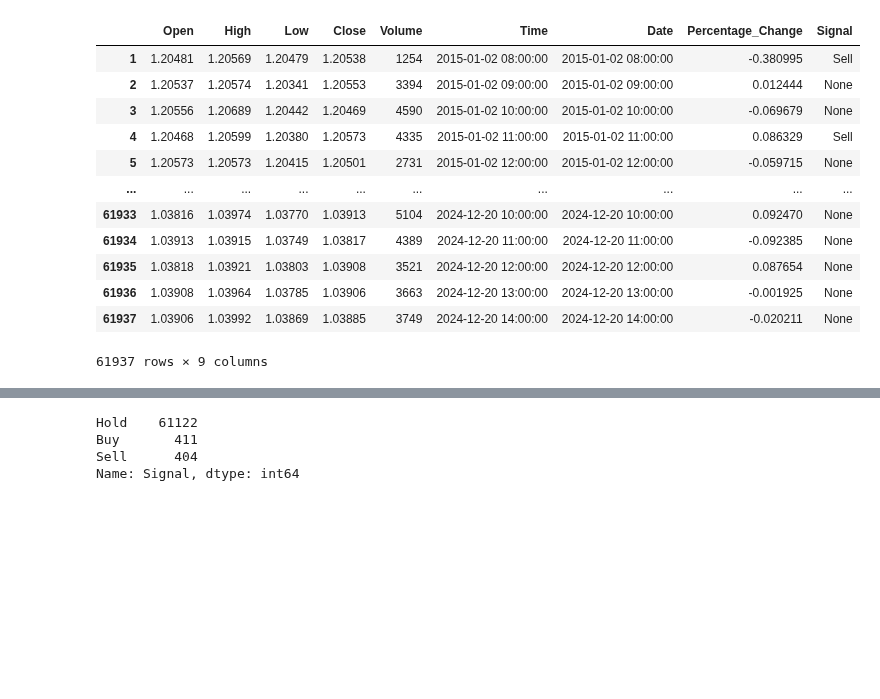
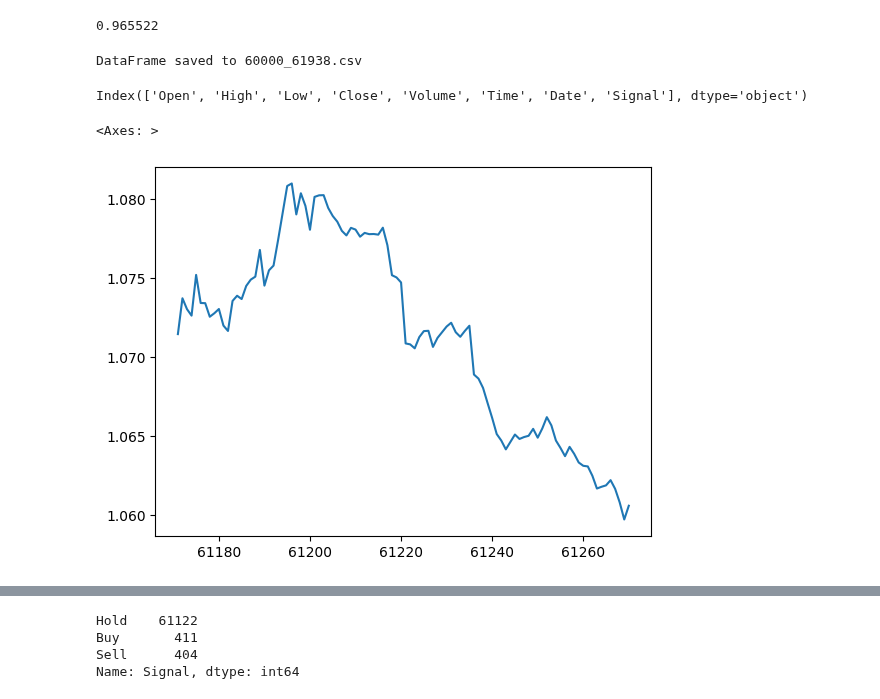
Before and after one commit to Iftekhar-mobin/Make_Money_with_Tensorflow_2.0, a Jupyter notebook: forexPredictor/portfolio from signal.ipynb, the cells around one changed output, grey strips where cells are left out. Drawn from its saved outputs; the diff is of its cells as text; code cells hidden in the pictures; blank space fills up the shorter version.

Commit message:
datas

```diff
--- a/forexPredictor/portfolio from signal.ipynb
+++ b/forexPredictor/portfolio from signal.ipynb
@@ -1,25 +1,30 @@
 # %%
-import pyfolio as pf
 import os
+import pandas as pd
+import numpy as np
+from scipy.signal import argrelextrema
+import matplotlib.pyplot as plt
+import matplotlib.dates as mdates
+
 data_dir = 'ohlc_data'
 symbols = ['EURUSD', 'AUDUSD', 'GBPUSD']
 
 for i in symbols:
     data_path = os.path.join(os.getcwd(), data_dir, i, 'H1_'+i+'_2015.csv')
     print(data_path)
-    df = pd.read_csv(data_path, index_col=0)
+    dt = pd.read_csv(data_path, index_col=0)
 
     # Convert Unix timestamps to datetime format
-    df['Time'] = pd.to_datetime(df['time'], unit='s')
+    dt['Time'] = pd.to_datetime(dt['time'], unit='s')
 
-    if 'volume' not in df.columns:
-        df.rename(columns={'open':'Open', 'high':'High', 'low':'Low', 'close':'Close', 'tick_volume':'Volume'}, inplace=True)
+    if 'volume' not in dt.columns:
+        dt.rename(columns={'open':'Open', 'high':'High', 'low':'Low', 'close':'Close', 'tick_volume':'Volume'}, inplace=True)
     else:
-        df.rename(columns={'open':'Open', 'high':'High', 'low':'Low', 'close':'Close', 'volume':'Volume'}, inplace=True)
+        dt.rename(columns={'open':'Open', 'high':'High', 'low':'Low', 'close':'Close', 'volume':'Volume'}, inplace=True)
 
 #     data = pd.read_csv(data_path, parse_dates=["Date"], index_col="Date")
     break
 
-data = df
+data = dt
 data['Date'] = data['Time']
 # %% [output]
@@ -100,18 +159,30 @@ Name: count, dtype: int64
-# %%
-df.drop(columns=['time', 'spread', 'real_volume', 'Cluster_Label'], inplace=True)
-# %%
-df
-# %% [output]
-|  | Open | High | Low | Close | Volume | Time | Date | Percentage_Change | Signal |
-| 1 | 1.20481 | 1.20569 | 1.20479 | 1.20538 | 1254 | 2015-01-02 08:00:00 | 2015-01-02 08:00:00 | -0.380995 | Sell |
-| 2 | 1.20537 | 1.20574 | 1.20341 | 1.20553 | 3394 | 2015-01-02 09:00:00 | 2015-01-02 09:00:00 | 0.012444 | None |
-| 3 | 1.20556 | 1.20689 | 1.20442 | 1.20469 | 4590 | 2015-01-02 10:00:00 | 2015-01-02 10:00:00 | -0.069679 | None |
-| 4 | 1.20468 | 1.20599 | 1.20380 | 1.20573 | 4335 | 2015-01-02 11:00:00 | 2015-01-02 11:00:00 | 0.086329 | Sell |
-| 5 | 1.20573 | 1.20573 | 1.20415 | 1.20501 | 2731 | 2015-01-02 12:00:00 | 2015-01-02 12:00:00 | -0.059715 | None |
-| ... | ... | ... | ... | ... | ... | ... | ... | ... | ... |
-| 61933 | 1.03816 | 1.03974 | 1.03770 | 1.03913 | 5104 | 2024-12-20 10:00:00 | 2024-12-20 10:00:00 | 0.092470 | None |
-| 61934 | 1.03913 | 1.03915 | 1.03749 | 1.03817 | 4389 | 2024-12-20 11:00:00 | 2024-12-20 11:00:00 | -0.092385 | None |
-| 61935 | 1.03818 | 1.03921 | 1.03803 | 1.03908 | 3521 | 2024-12-20 12:00:00 | 2024-12-20 12:00:00 | 0.087654 | None |
-| 61936 | 1.03908 | 1.03964 | 1.03785 | 1.03906 | 3663 | 2024-12-20 13:00:00 | 2024-12-20 13:00:00 | -0.001925 | None |
-| 61937 | 1.03906 | 1.03992 | 1.03869 | 1.03885 | 3749 | 2024-12-20 14:00:00 | 2024-12-20 14:00:00 | -0.020211 | None |
-61937 rows × 9 columns
+# %%
+mv_avg[3000]
+# %% [output]
+0.965522
+# %%
+# Create the file name
+f_name = f"{start}_{end}.csv"
+
+# Drop specific columns if they exist in the DataFrame
+columns_to_drop = ['time', 'spread', 'real_volume']
+df.drop(columns=[col for col in columns_to_drop if col in df.columns], inplace=True)
+
+# Adjust index (assuming 'start' is numeric)
+df.index = df.index + start
+
+# Save the DataFrame to a CSV file
+df.to_csv(f_name)
+
+print(f"DataFrame saved to {f_name}")
+# %% [output]
+DataFrame saved to 60000_61938.csv
+# %%
+df.columns
+# %% [output]
+Index(['Open', 'High', 'Low', 'Close', 'Volume', 'Time', 'Date', 'Signal'], dtype='object')
+# %%
+df['Close'].iloc[61171-start:61171+100-start].plot()
+# %% [output]
+<Axes: >
+[figure, added]
```
Also changed, not shown: parts of 9 cells of this notebook, 27 other files.
